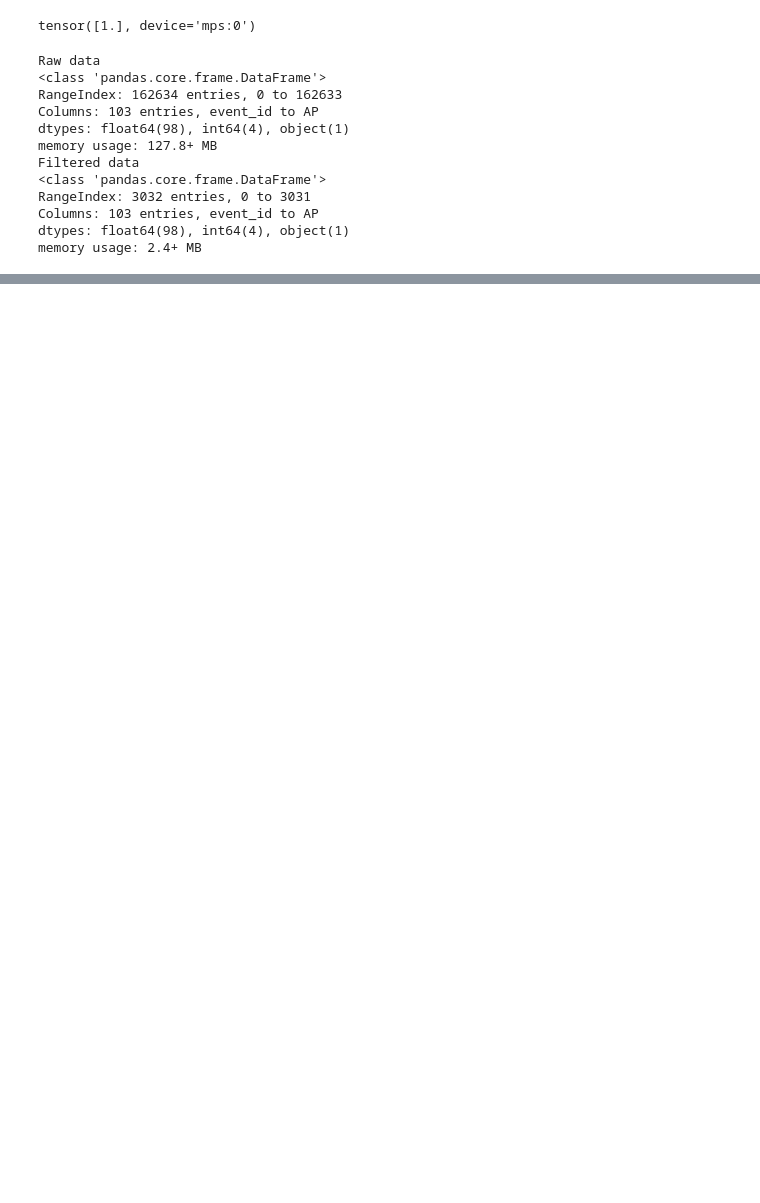
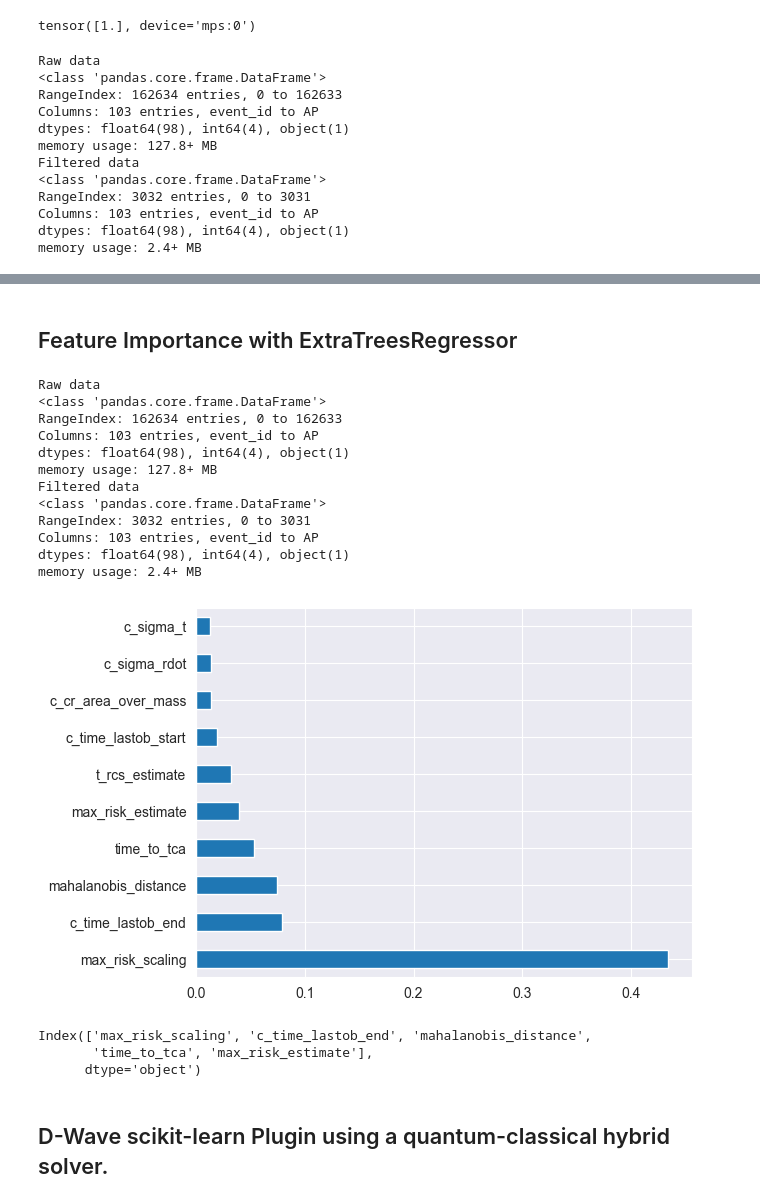
Before and after one commit to freddida/MLProject, a Jupyter notebook: notebooks/engineering/feature_selection.ipynb, the cells around one changed output, grey strips where cells are left out. Drawn from its saved outputs; the diff is of its cells as text; code cells hidden in the pictures; blank space fills up the shorter version.

```diff
--- a/notebooks/engineering/feature_selection.ipynb
+++ b/notebooks/engineering/feature_selection.ipynb
@@ -166,0 +133,53 @@ Common Features: {'mahalanobis_distance', 'max_risk_estimate'}
+# %% [markdown]
+## Feature Importance with ExtraTreesRegressor
+# %%
+from sklearn.ensemble import ExtraTreesRegressor
+from sklearn.preprocessing import StandardScaler
+
+# Load data
+df = load_data()
+df_filtered = filter_data(df)
+
+# Drop NaN values
+df_filtered.dropna(axis=0, how='any', inplace=True)
+
+# Encode categorical column
+label_encode_column(df_filtered, "c_object_type")
+
+# Separate features and target
+features = df_filtered.drop(["risk"], axis=1)
+target = df_filtered["risk"]
+
+# Scale the features
+scaler = StandardScaler()
+features_scaled = scaler.fit_transform(features)
+
+# Train the model
+model = ExtraTreesRegressor()
+model.fit(features_scaled, target)
+
+
+# Plot graph of feature importances for better visualization
+feat_importances = pd.Series(model.feature_importances_, index=features.columns)
+feat_importances.nlargest(10).plot(kind='barh')
+plt.show()
+selected_features_regressor = feat_importances.nlargest(5).index.tolist()
+# %% [output]
+Raw data
+<class 'pandas.core.frame.DataFrame'>
+RangeIndex: 162634 entries, 0 to 162633
+Columns: 103 entries, event_id to AP
+dtypes: float64(98), int64(4), object(1)
+memory usage: 127.8+ MB
+Filtered data
+<class 'pandas.core.frame.DataFrame'>
+RangeIndex: 3032 entries, 0 to 3031
+Columns: 103 entries, event_id to AP
+dtypes: float64(98), int64(4), object(1)
+memory usage: 2.4+ MB
+[figure, added]
+Index(['max_risk_scaling', 'c_time_lastob_end', 'mahalanobis_distance',
+       'time_to_tca', 'max_risk_estimate'],
+      dtype='object')
+# %% [markdown]
+## D-Wave scikit-learn Plugin using a quantum-classical hybrid solver.
```
Also changed, not shown: parts of 10 cells of this notebook, 2 other files.
